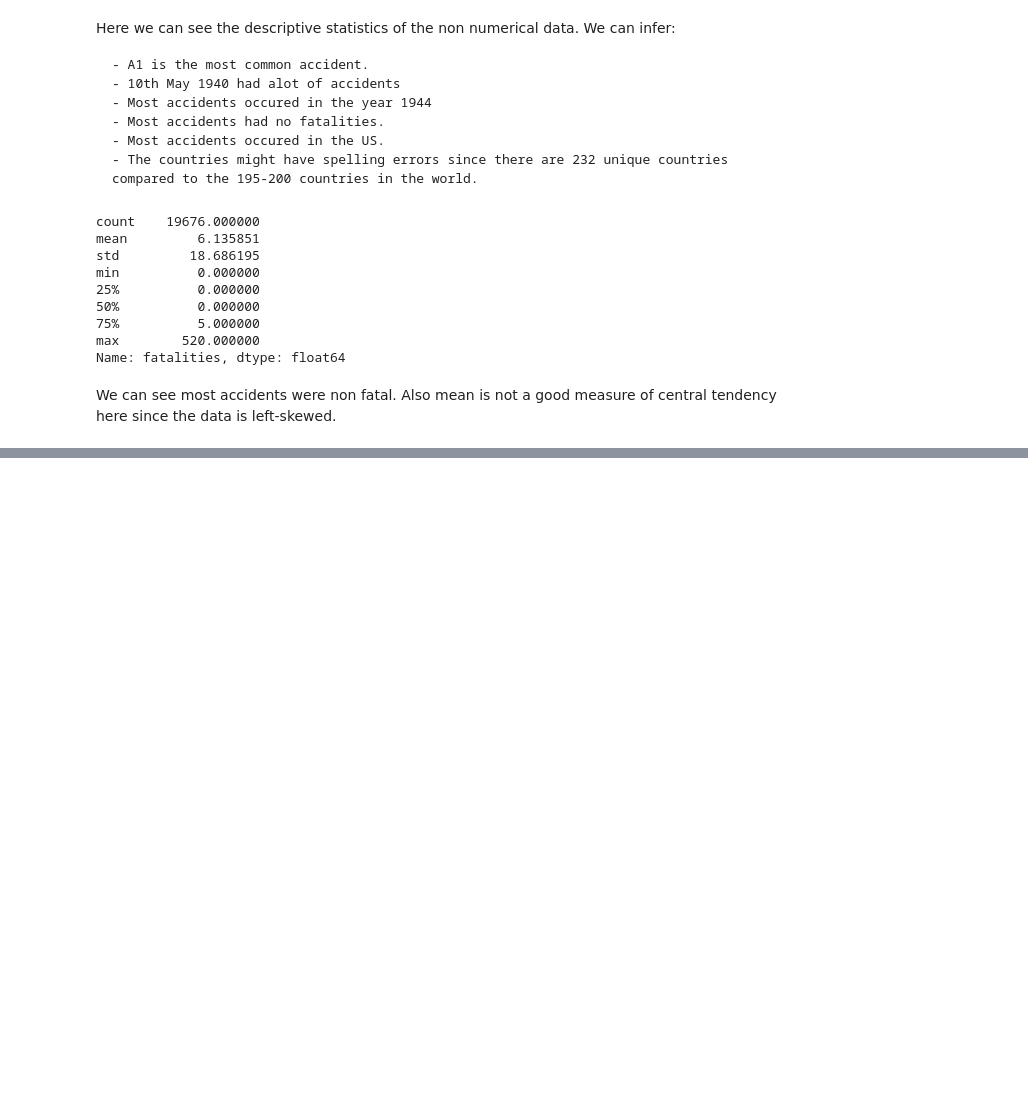
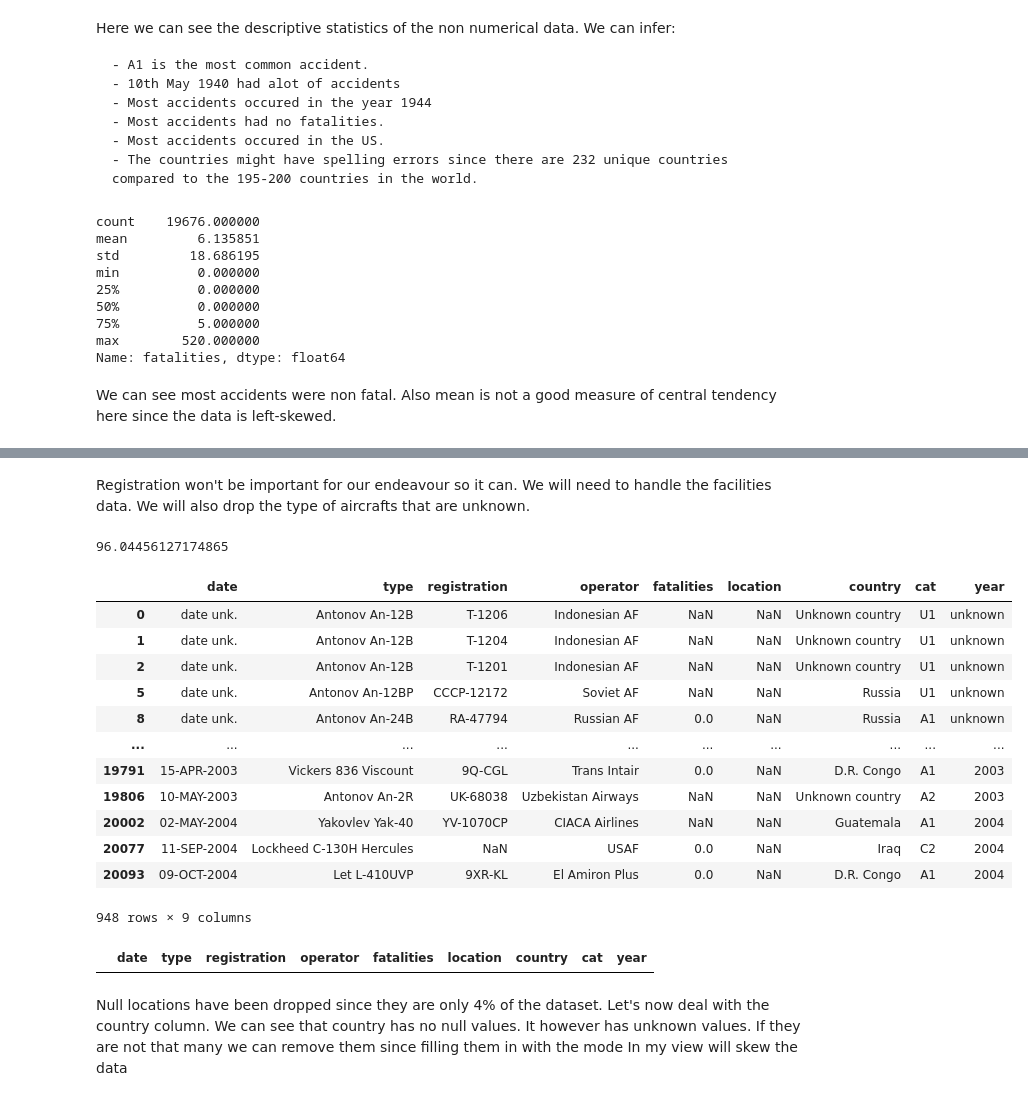
Before and after one commit to Benbellah-Owino/aviation_accidents_data_analysis, a Jupyter notebook: index.ipynb, the cells around one changed output, grey strips where cells are left out. Drawn from its saved outputs; the diff is of its cells as text; code cells hidden in the pictures; blank space fills up the shorter version.

Commit message:
Droping NaNs and unkwons in the location and country columns

```diff
--- a/index.ipynb
+++ b/index.ipynb
@@ -142,0 +170,24 @@ We can see most accidents were non fatal. Also mean is not a good measure of cen
+# %% [markdown]
+Registration won't be important for our endeavour so it can. We will need to handle the facilities data. We will also drop the type of aircrafts that are unknown.
+# %%
+#Lets calculate the percentage of rows missing location data
+(23019/23967) * 100
+# We can see we have 4% missing values
+# %% [output]
+96.04456127174865
+# %%
+acc_df[acc_df["location"].isnull()]
+# %% [output]
+|  | date | type | registration | operator | fatalities | location | country | cat | year |
+| 0 | date unk. | Antonov An-12B | T-1206 | Indonesian AF | NaN | NaN | Unknown country | U1 | unknown |
+| 1 | date unk. | Antonov An-12B | T-1204 | Indonesian AF | NaN | NaN | Unknown country | U1 | unknown |
+| 2 | date unk. | Antonov An-12B | T-1201 | Indonesian AF | NaN | NaN | Unknown country | U1 | unknown |
+| 5 | date unk. | Antonov An-12BP | CCCP-12172 | Soviet AF | NaN | NaN | Russia | U1 | unknown |
+| 8 | date unk. | Antonov An-24B | RA-47794 | Russian AF | 0.0 | NaN | Russia | A1 | unknown |
+| ... | ... | ... | ... | ... | ... | ... | ... | ... | ... |
+| 19791 | 15-APR-2003 | Vickers 836 Viscount | 9Q-CGL | Trans Intair | 0.0 | NaN | D.R. Congo | A1 | 2003 |
+| 19806 | 10-MAY-2003 | Antonov An-2R | UK-68038 | Uzbekistan Airways | NaN | NaN | Unknown country | A2 | 2003 |
+| 20002 | 02-MAY-2004 | Yakovlev Yak-40 | YV-1070CP | CIACA Airlines | NaN | NaN | Guatemala | A1 | 2004 |
+| 20077 | 11-SEP-2004 | Lockheed C-130H Hercules | NaN | USAF | 0.0 | NaN | Iraq | C2 | 2004 |
+| 20093 | 09-OCT-2004 | Let L-410UVP | 9XR-KL | El Amiron Plus | 0.0 | NaN | D.R. Congo | A1 | 2004 |
+948 rows × 9 columns
@@ -142,0 +197,6 @@ We can see most accidents were non fatal. Also mean is not a good measure of cen
+# %%
+acc_df[acc_df["location"].isnull()] # Confirm that they are dropped
+# %% [output]
+|  | date | type | registration | operator | fatalities | location | country | cat | year |
+# %% [markdown]
+Null locations have been dropped since they are only 4% of the dataset. Let's now deal with the country column. We can see that country  has no null values. It however has unknown values. If they are not that many we can remove them since filling them in with the mode In my view will skew the data
```
Also changed, not shown: parts of 13 cells of this notebook, 1 other file.
